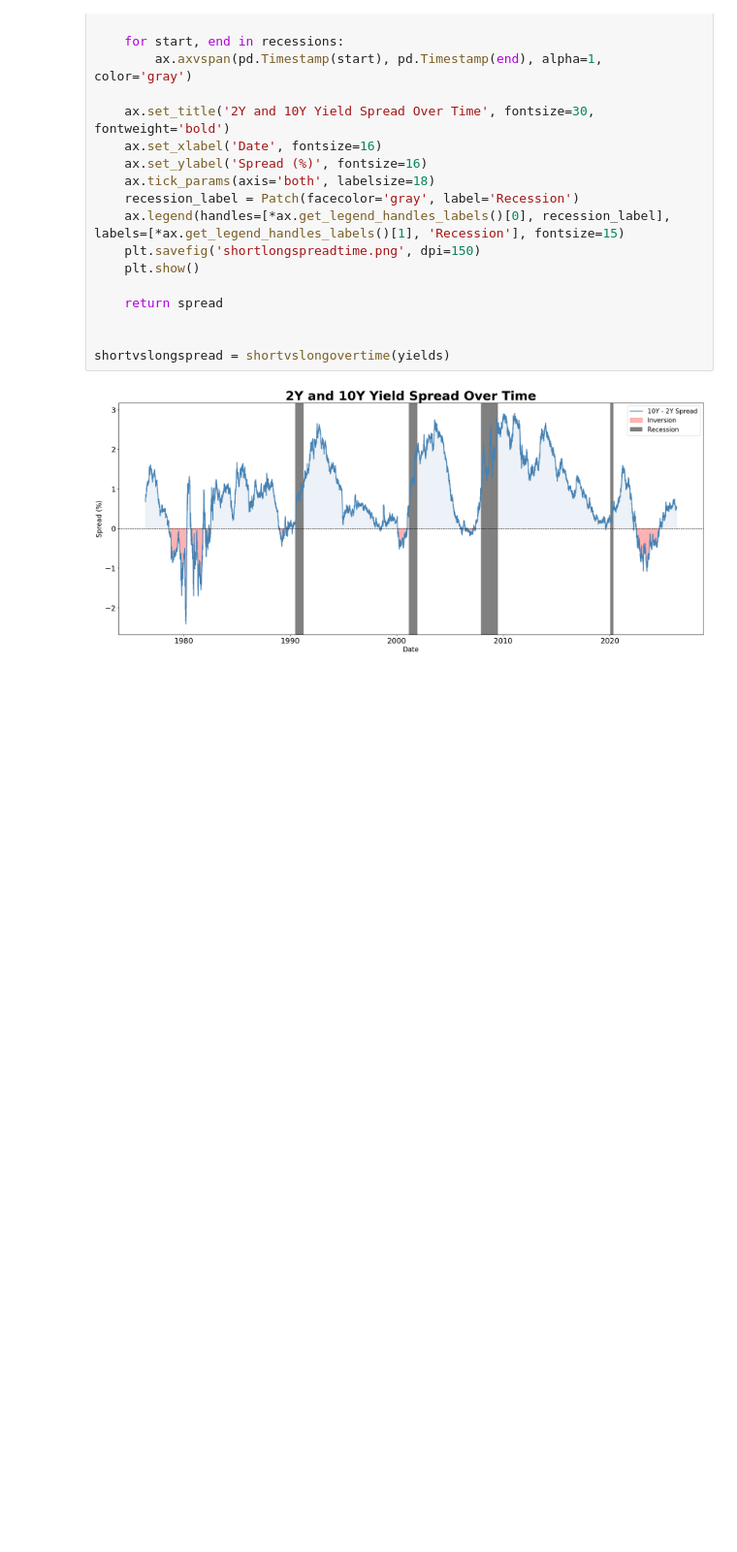
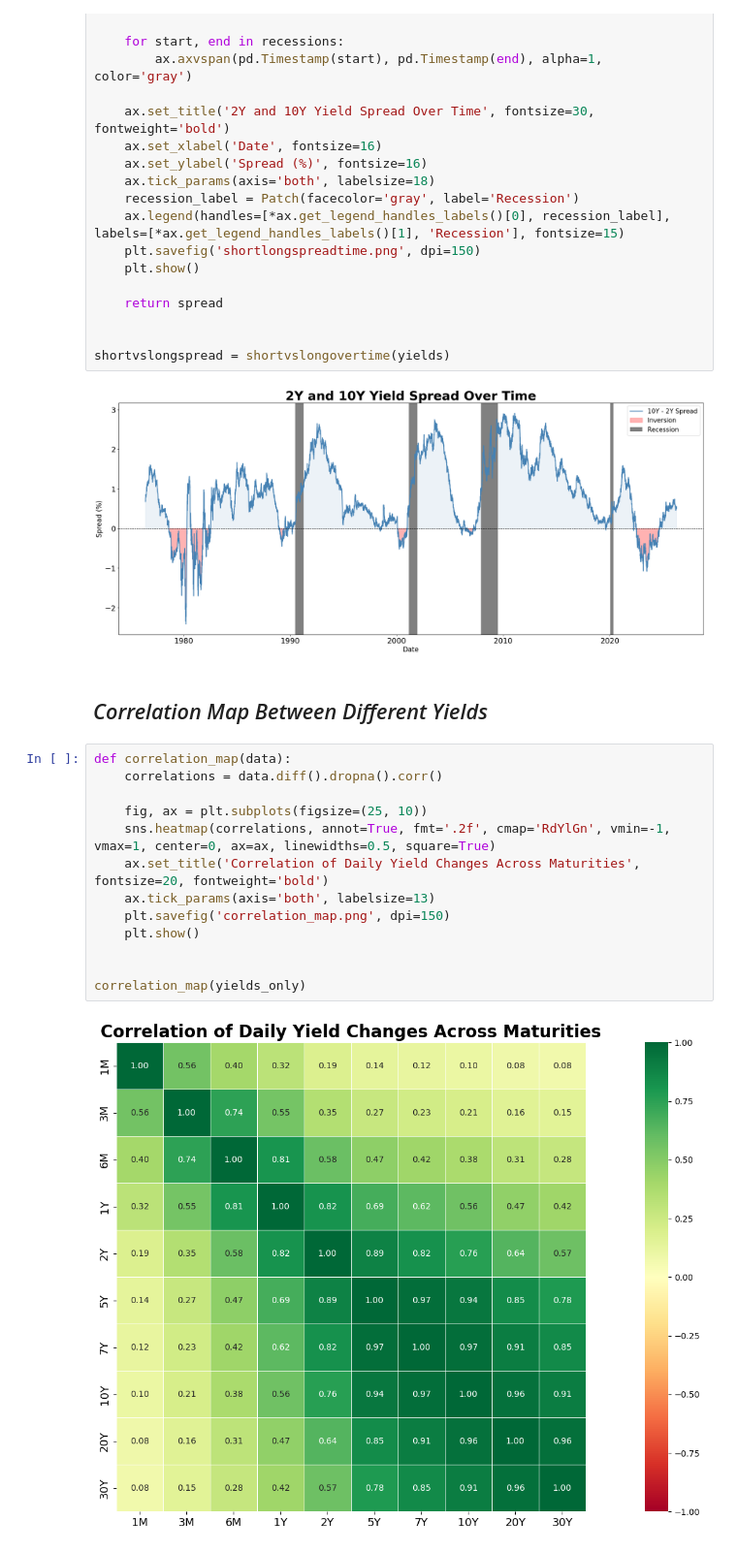
Before and after one commit to SahilB21/yieldcurvepca, a Jupyter notebook: yield_curve_analysis.ipynb, the cells around one changed output. Shown at 97% size. Saved outputs shown, nothing was run; the diff lists cells and outputs as text; blank space fills up the shorter version.

Commit message:
Created a graph that shows the correlation between different bond length's yields to show that long term bonds aren't usually affected by shorter term decisions

```diff
--- a/yield_curve_analysis.ipynb
+++ b/yield_curve_analysis.ipynb
@@ -187,3 +187,20 @@ def shortvslongovertime(data):
 shortvslongspread = shortvslongovertime(yields)
 # %% [output]
 [figure]
+# %% [markdown]
+## *Correlation Map Between Different Yields*
+# %%
+def correlation_map(data):
+    correlations = data.diff().dropna().corr()
+
+    fig, ax = plt.subplots(figsize=(25, 10))
+    sns.heatmap(correlations, annot=True, fmt='.2f', cmap='RdYlGn', vmin=-1, vmax=1, center=0, ax=ax, linewidths=0.5, square=True)
+    ax.set_title('Correlation of Daily Yield Changes Across Maturities', fontsize=20, fontweight='bold')
+    ax.tick_params(axis='both', labelsize=13)
+    plt.savefig('correlation_map.png', dpi=150)
+    plt.show()
+
+
+correlation_map(yields_only)
+# %% [output]
+[figure, added]
```
Also changed, not shown: 1 other file.
